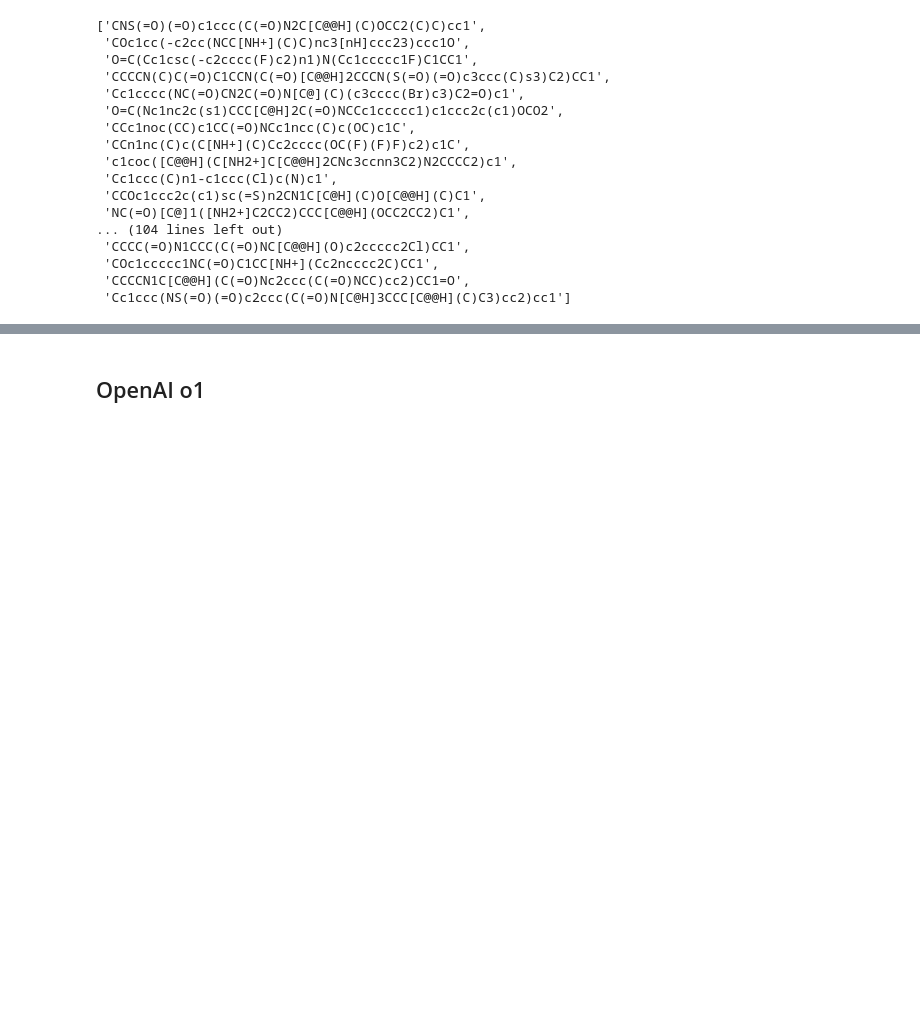
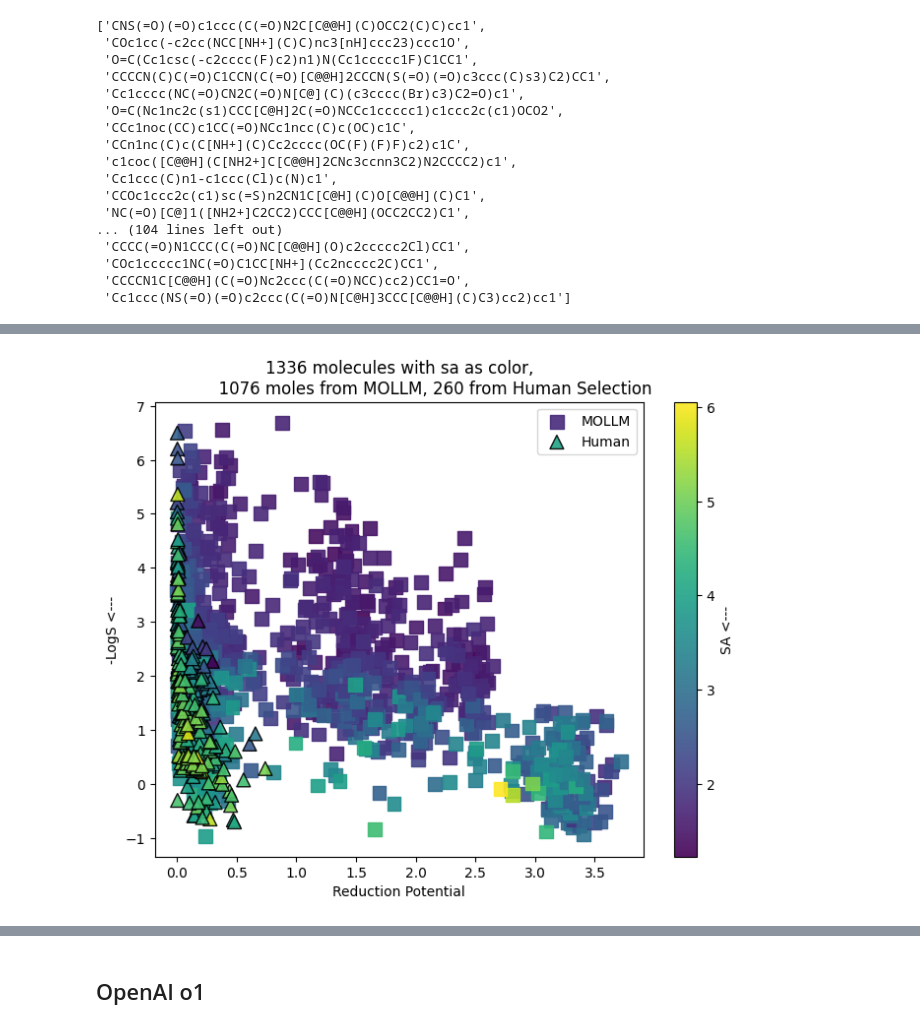
Before and after one commit to lzz-z/MCCE, a Jupyter notebook: test.ipynb, the cells around one changed output, grey strips where cells are left out. Saved outputs shown, nothing was run; the diff lists cells and outputs as text; code cells hidden in the pictures; blank space fills up the shorter version.

```diff
--- a/test.ipynb
+++ b/test.ipynb
@@ -606,3 +978,60 @@ plt.show()
+# %%
+import matplotlib.pyplot as plt
+import numpy as np
+
+def make_2dplot_with_colorbar(yue_smiles, pops, property1, property2, property3, xlabel, ylabel, cbar_label, cmap='plasma'):
+    nian = []
+    yue = []
+    nian_values = []
+    yue_values = []
+
+    for p in pops:
+        value1 = abs(p.property[property1] + 1.3)   # Reduction potential for color
+        value2 = -p.property[property2]  # Use negative of 'logs' for the x-axis
+        value3 =  p.property[property3]  # SA for y-axis
+
+
+        if p.value in yue_smiles:
+            yue.append([value1, value2])
+            yue_values.append(value3)
+        else:
+            nian.append([value1, value2])
+            nian_values.append(value3)
+
+    # Convert to NumPy arrays for plotting
+    nian = np.array(nian)
+    yue = np.array(yue)
+    nian_values = np.array(nian_values)
+    yue_values = np.array(yue_values)
+
+    # Create a scatter plot
+    plt.figure(figsize=(8, 6))
+
+    # Scatter for nian's points
+    scatter_nian = plt.scatter(nian[:, 0], nian[:, 1], c=nian_values,  marker='s', label="MOLLM", alpha=0.9, s=100)
+
+    # Scatter for yue's points
+    scatter_yue = plt.scatter(yue[:, 0], yue[:, 1], c=yue_values, edgecolor='black', marker='^', label="Human", alpha=0.9, s=100)
+
+    # Add color bar for the third property (reduction potential)
+    cbar = plt.colorbar(scatter_nian)
+    cbar.set_label(cbar_label)
+
+    # Labels and legend
+    plt.xlabel(xlabel)
+    plt.ylabel(ylabel)
+    plt.legend()
+    plt.title(f'{len(pops)} molecules with {property3} as color,\n\
+              {len(nian)} moles from MOLLM, {len(yue)} from Human Selection')
+
+    # Show plot
+    plt.show()
+
+# Example usage
+make_2dplot_with_colorbar(yue_best_moles_strings, real_best, 'reduction_potential','logs', 'sa',
+                            'Reduction Potential','-LogS <---', 'SA <---', cmap='inferno')
+# %% [output]
+[figure, added]
 # %%
 import matplotlib.pyplot as plt
 import numpy as np
```
Also changed, not shown: parts of 45 cells of this notebook, 11 other files.
